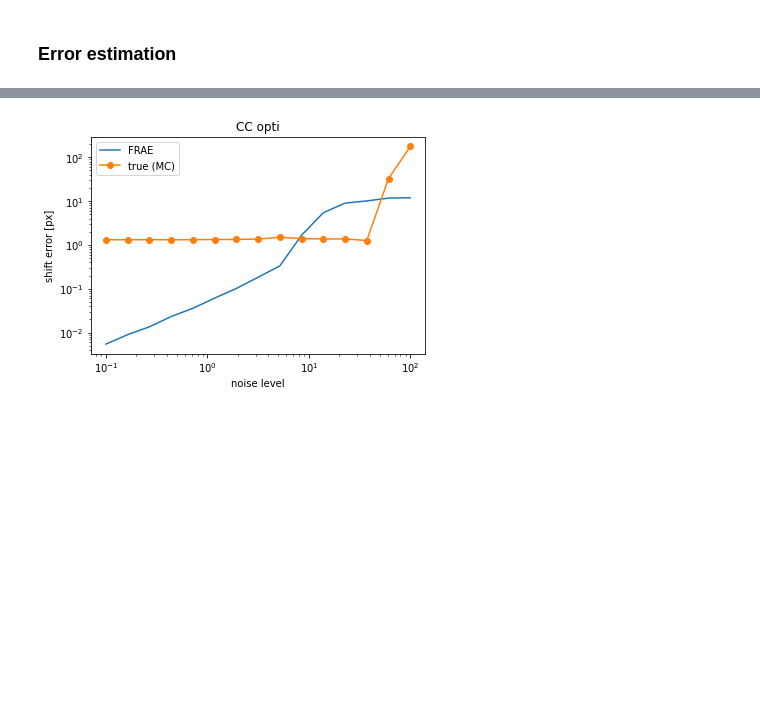
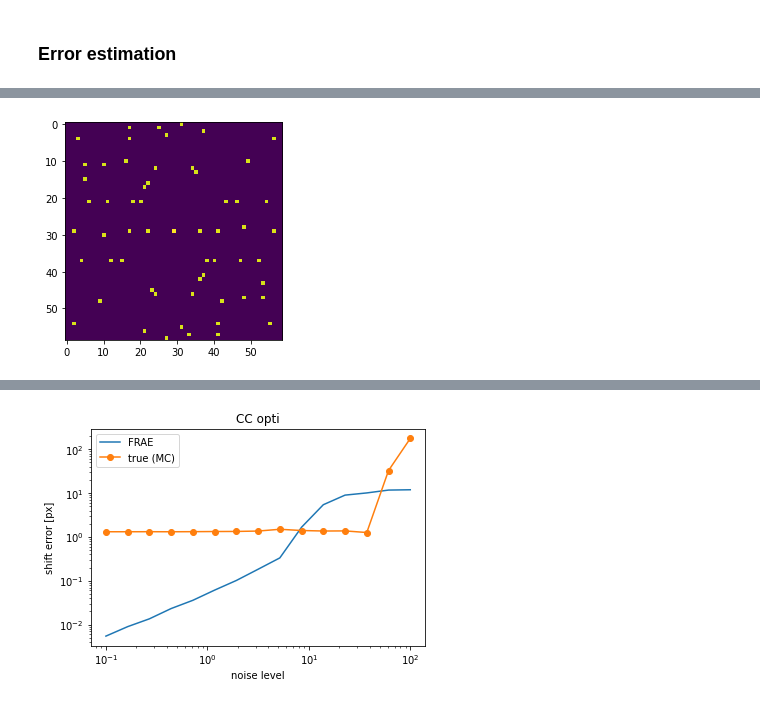
Before and after one commit to xdze2/stretchablecorr, a Jupyter notebook: test_stretchablecorr.ipynb, the cells around one changed output, grey strips where cells are left out. Cells and saved outputs as stored; diff of their text form; code cells hidden in the pictures; blank space fills up the shorter version.

```diff
--- a/test_stretchablecorr.ipynb
+++ b/test_stretchablecorr.ipynb
@@ -118,0 +197,14 @@ get_shifts(A, B, window_half_size, window_half_size,
+# %%
+ddx = np.diff(phase_corr, axis=0)
+ddy = np.diff(phase_corr, axis=1)
+# %%
+mask_x = np.sign( ddx[:-1, :] ) > np.sign( ddx[1:, :] )
+
+mask_y = np.sign( ddy[:, :-1] ) > np.sign( ddy[:, 1:] )
+
+peaks = mask_x[:, 1:-1]&mask_y[1:-1]
+phase_corr_peak = phase_corr[1:-1, 1:-1].copy()
+phase_corr_peak[~peaks] = 0
+plt.imshow(phase_corr_peak);
+# %% [output]
+[figure, added]
```
Also changed, not shown: parts of 39 cells of this notebook, 4 other files.
